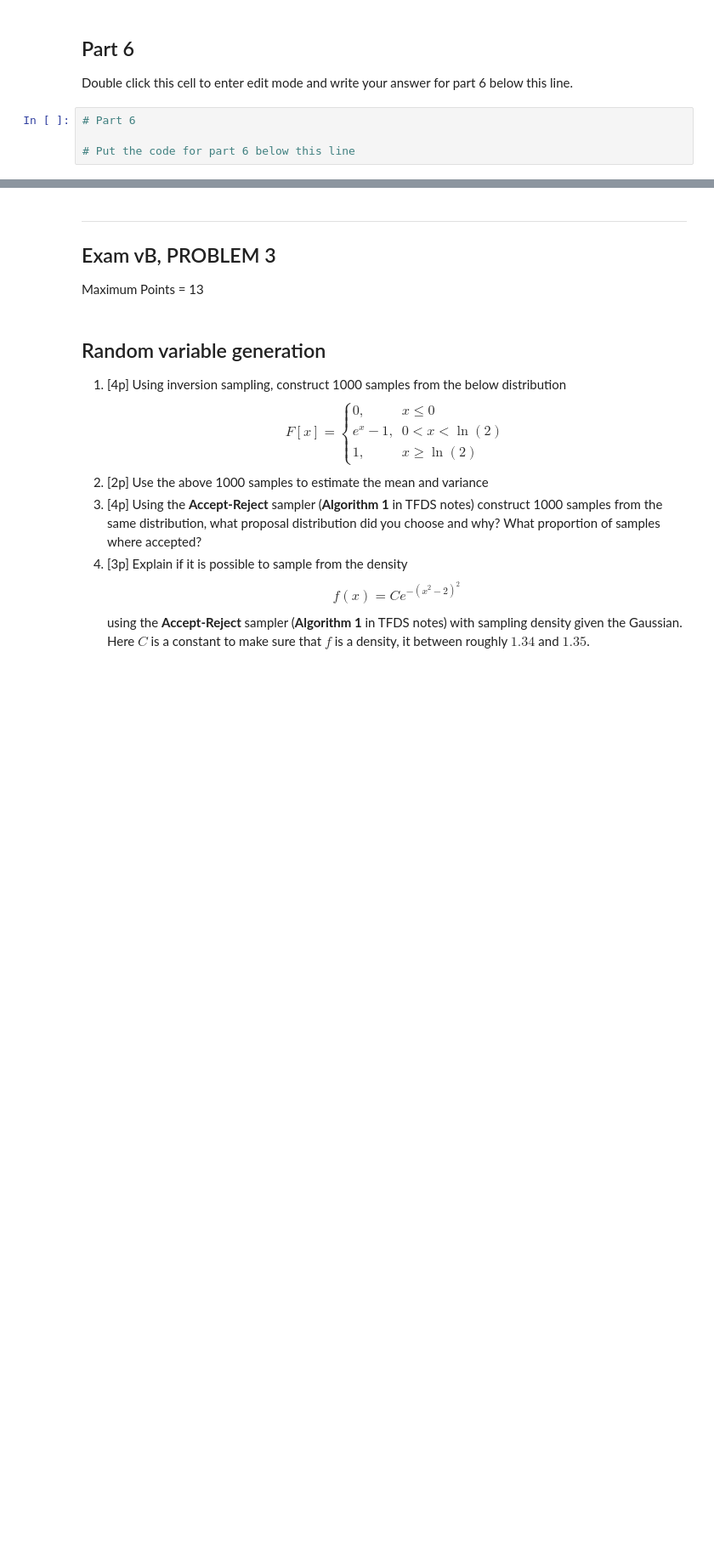
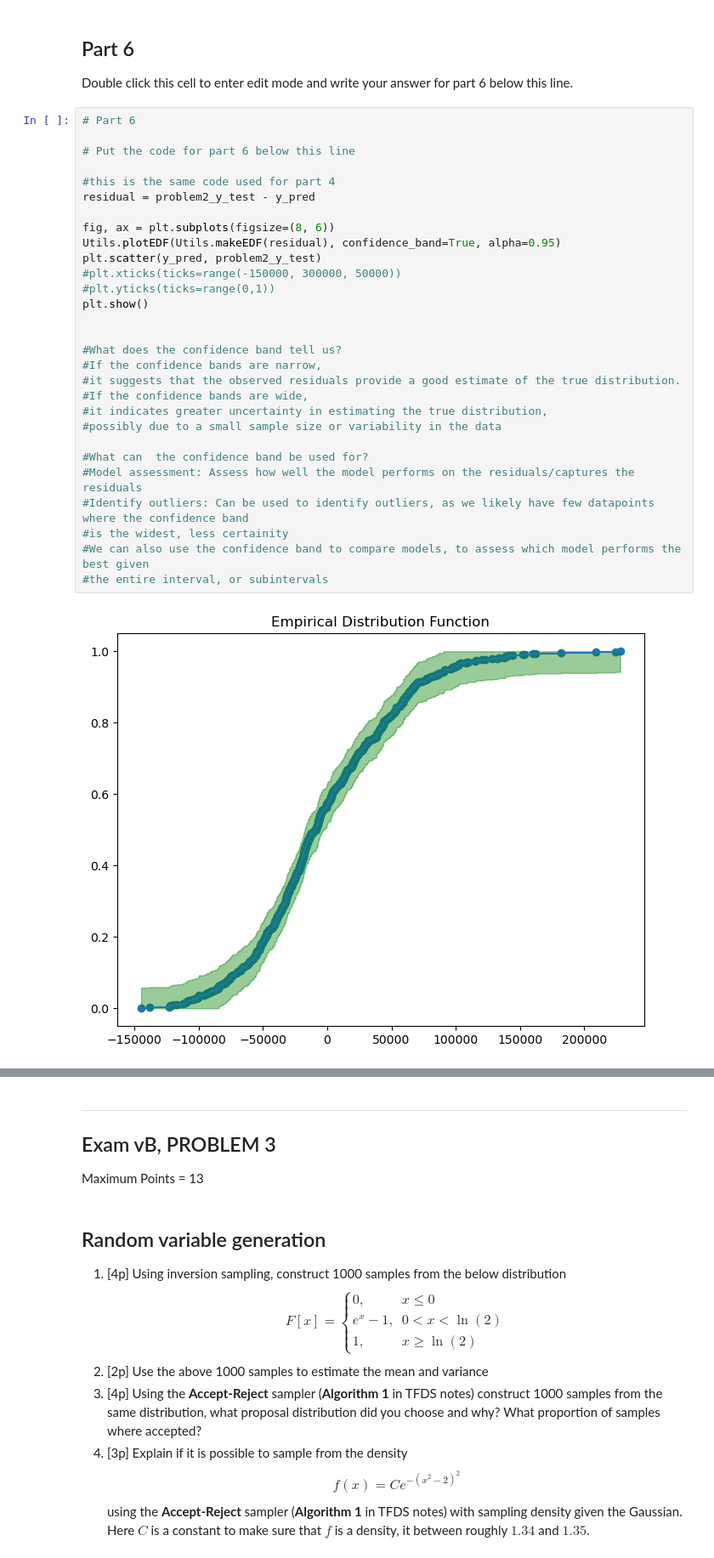
Before and after one commit to elisehammarstrom/ds, a Jupyter notebook: introduction_toDS/examT/ExamTLab.ipynb, the cells around one changed output, grey strips where cells are left out. Shown: that part at 85% size. Saved outputs shown, nothing was run; the diff lists cells and outputs as text; blank space fills up the shorter version.

```diff
--- a/introduction_toDS/examT/ExamTLab.ipynb
+++ b/introduction_toDS/examT/ExamTLab.ipynb
@@ -294,7 +392,34 @@ problem2_predicted_salary = XXX
 ## Part 6
 
 Double click this cell to enter edit mode and write your answer for part 6 below this line.
-# %%
-# Part 6
-
-# Put the code for part 6 below this line
+# %%
+# Part 6
+
+# Put the code for part 6 below this line
+
+#this is the same code used for part 4
+residual = problem2_y_test - y_pred
+
+fig, ax = plt.subplots(figsize=(8, 6))
+Utils.plotEDF(Utils.makeEDF(residual), confidence_band=True, alpha=0.95)
+plt.scatter(y_pred, problem2_y_test)
+#plt.xticks(ticks=range(-150000, 300000, 50000))
+#plt.yticks(ticks=range(0,1))
+plt.show()
+
+
+#What does the confidence band tell us?
+#If the confidence bands are narrow,
+#it suggests that the observed residuals provide a good estimate of the true distribution.
+#If the confidence bands are wide,
+#it indicates greater uncertainty in estimating the true distribution,
+#possibly due to a small sample size or variability in the data
+
+#What can  the confidence band be used for?
+#Model assessment: Assess how well the model performs on the residuals/captures the residuals
+#Identify outliers: Can be used to identify outliers, as we likely have few datapoints where the confidence band
+#is the widest, less certainity
+#We can also use the confidence band to compare models, to assess which model performs the best given
+#the entire interval, or subintervals
+# %% [output]
+[figure, added]
```
Also changed, not shown: parts of 11 cells of this notebook, 5 other files.
